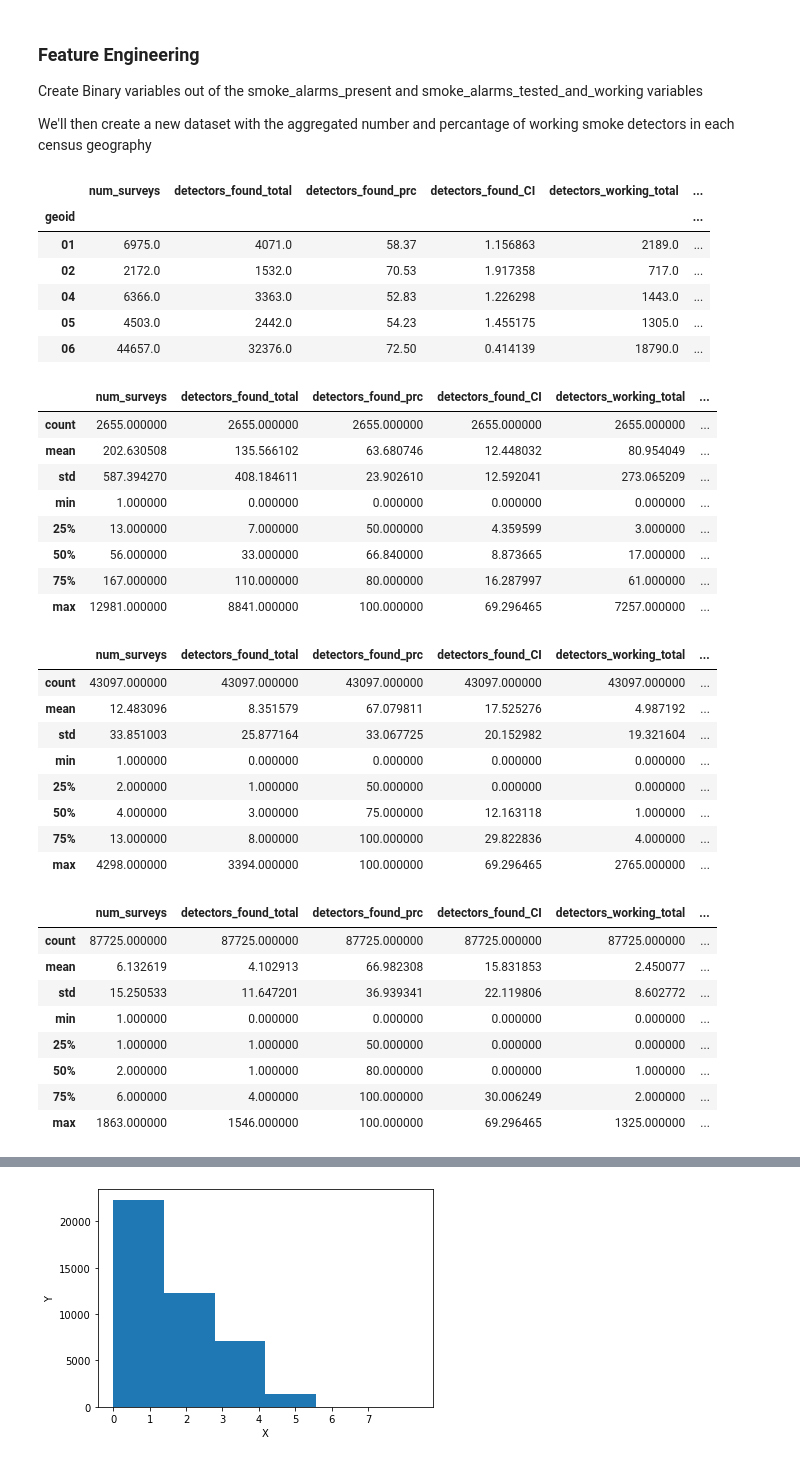
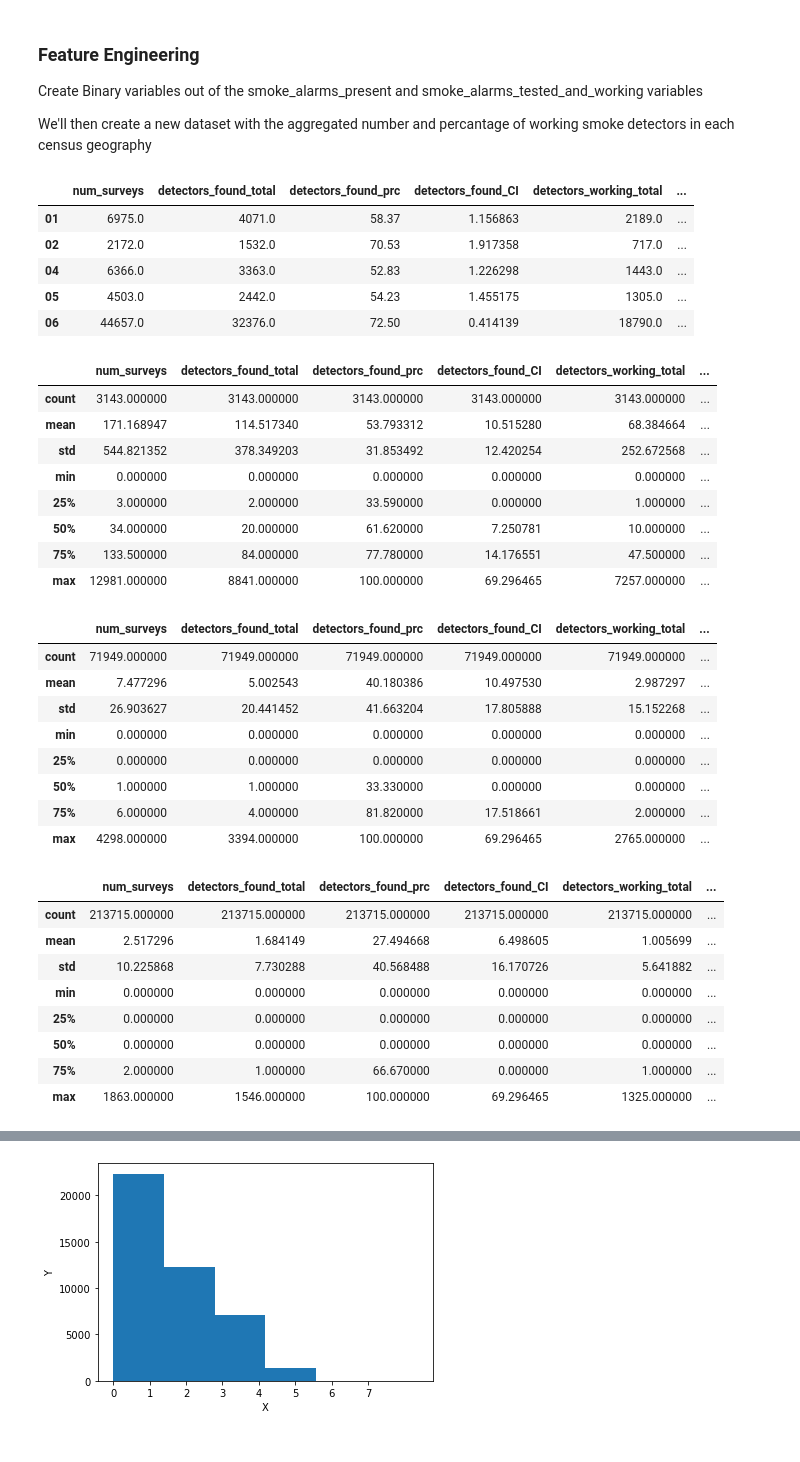
Before and after one commit to DataKind-DC/rcp2, a Jupyter notebook: Code/Models/Smoke_Alarm_Model.ipynb, the cells around one changed output, grey strips where cells are left out. Saved outputs shown, nothing was run; the diff lists cells and outputs as text; code cells hidden in the pictures.

```diff
--- a/Code/Models/Smoke_Alarm_Model.ipynb
+++ b/Code/Models/Smoke_Alarm_Model.ipynb
@@ -17,6 +19,13 @@ LoadAndCleanARCP = path /'src' /'data'/ 'LoadAndCleanARCP.py'
 # Run methods to obtain clean datasets
 %run $LoadAndCleanACS
 %run $LoadAndCleanARCP
+# %%
+base_path = Path.cwd().parent.parent
+shp_path =  base_path / 'Data' / 'Master Project Data' / 'Tiger_censusBlocks_2016'
+shp_files = shp_path.glob('**/*.zip')
+shapes = gpd.GeoDataFrame()
+for z in shp_files:
+    shapes = shapes.append( gpd.read_file( 'zip://' + str(z) ) )
 # %%
 # to allow for all variables to be displayed in jupyter
 pd.set_option('display.max_rows', 500)
@@ -158,7 +175,7 @@ def CreateConfidenceIntervals(num_surveys,percentage):
 
  We'll then create a new dataset with the aggregated number and percantage of working smoke detectors in each census geography
 # %%
-def CreateSingleLevelSmokeAlarmModel(df,geo_level):
+def CreateSingleLevelSmokeAlarmModel(df,geo_level, acs = ACS.copy() ):
 # This function takes the arc data  into a dataset containing the percentage
 # and number of smoke detectors by census geography
 #
@@ -185,7 +202,8 @@ def CreateSingleLevelSmokeAlarmModel(df,geo_level):
     geo_level_dict = {'State':2,'County':5,'Tract':11,'Block':12}
 
     df['geoid'] = df['geoid'].str[: geo_level_dict[geo_level]]
-
+    acs.index =  acs.index.str[:geo_level_dict[geo_level]]
+    acs.drop_duplicates(inplace = True)
     ## binarize pre_existing_alarms and _tested_and_working
     #  values will now be: 0 if no detectors present and 1 if any number were present
     df['pre_existing_alarms'].where(df['pre_existing_alarms'] < 1, other = 1, inplace = True)
@@ -212,7 +230,11 @@ def CreateSingleLevelSmokeAlarmModel(df,geo_level):
 
     d2 =  df.groupby('geoid')['pre_existing_alarms_tested_and_working'].agg({np.size,np.sum,
                                                                               lambda x: np.sum(x)/np.size(x)* 100 })
-    d2.columns = ['num_surveys_2','detectors_working_total','detectors_working_prc']
+
+    d2.rename({'size':'num_surveys2','sum':'detectors_working_total','<lambda_0>':'detectors_working_prc'},
+                     axis =1,
+                     inplace = True)
+
 
     d2['detectors_working_prc'] = d2['detectors_working_prc'].round(2)
 
@@ -240,55 +262,61 @@ def CreateSingleLevelSmokeAlarmModel(df,geo_level):
 
     detectors = detectors[column_order]
 
+    detectors = detectors[~pd.isna(detectors.index)]
+# fix block model to ensure blocks that weren't visited are added to the model
+    detectors = detectors.reindex(detectors.index.union(acs.index.unique()),fill_value = 0)
+    detectors = detectors[~pd.isna(detectors.index)]
+
+
+# test if there are missing values in resultant
 
     return detectors
 # %%
- arc_state = CreateSingleLevelSmokeAlarmModel(arc.copy(),'State')
+ arc_state = CreateSingleLevelSmokeAlarmModel(arc.copy(),'State',ACS.copy())
  arc_state.head()
 # %% [output]
 |  | num_surveys | detectors_found_total | detectors_found_prc | detectors_found_CI | detectors_working_total | ... |
-| geoid |  |  |  |  |  | ... |
 | 01 | 6975.0 | 4071.0 | 58.37 | 1.156863 | 2189.0 | ... |
 | 02 | 2172.0 | 1532.0 | 70.53 | 1.917358 | 717.0 | ... |
 | 04 | 6366.0 | 3363.0 | 52.83 | 1.226298 | 1443.0 | ... |
 | 05 | 4503.0 | 2442.0 | 54.23 | 1.455175 | 1305.0 | ... |
 | 06 | 44657.0 | 32376.0 | 72.50 | 0.414139 | 18790.0 | ... |
 # %%
-arc_county = CreateSingleLevelSmokeAlarmModel(arc.copy(),'County')
+arc_county = CreateSingleLevelSmokeAlarmModel(arc.copy(),'County',ACS.copy())
 arc_county.describe()
 # %% [output]
 |  | num_surveys | detectors_found_total | detectors_found_prc | detectors_found_CI | detectors_working_total | ... |
-| count | 2655.000000 | 2655.000000 | 2655.000000 | 2655.000000 | 2655.000000 | ... |
-| mean | 202.630508 | 135.566102 | 63.680746 | 12.448032 | 80.954049 | ... |
-| std | 587.394270 | 408.184611 | 23.902610 | 12.592041 | 273.065209 | ... |
-| min | 1.000000 | 0.000000 | 0.000000 | 0.000000 | 0.000000 | ... |
-| 25% | 13.000000 | 7.000000 | 50.000000 | 4.359599 | 3.000000 | ... |
-| 50% | 56.000000 | 33.000000 | 66.840000 | 8.873665 | 17.000000 | ... |
-| 75% | 167.000000 | 110.000000 | 80.000000 | 16.287997 | 61.000000 | ... |
+| count | 3143.000000 | 3143.000000 | 3143.000000 | 3143.000000 | 3143.000000 | ... |
+| mean | 171.168947 | 114.517340 | 53.793312 | 10.515280 | 68.384664 | ... |
+| std | 544.821352 | 378.349203 | 31.853492 | 12.420254 | 252.672568 | ... |
+| min | 0.000000 | 0.000000 | 0.000000 | 0.000000 | 0.000000 | ... |
+| 25% | 3.000000 | 2.000000 | 33.590000 | 0.000000 | 1.000000 | ... |
+| 50% | 34.000000 | 20.000000 | 61.620000 | 7.250781 | 10.000000 | ... |
+| 75% | 133.500000 | 84.000000 | 77.780000 | 14.176551 | 47.500000 | ... |
 | max | 12981.000000 | 8841.000000 | 100.000000 | 69.296465 | 7257.000000 | ... |
 # %%
-arc_tract = CreateSingleLevelSmokeAlarmModel(arc.copy(),'Tract')
+arc_tract = CreateSingleLevelSmokeAlarmModel(arc.copy(),'Tract',ACS.copy())
 arc_tract.describe()
 # %% [output]
 |  | num_surveys | detectors_found_total | detectors_found_prc | detectors_found_CI | detectors_working_total | ... |
-| count | 43097.000000 | 43097.000000 | 43097.000000 | 43097.000000 | 43097.000000 | ... |
-| mean | 12.483096 | 8.351579 | 67.079811 | 17.525276 | 4.987192 | ... |
-| std | 33.851003 | 25.877164 | 33.067725 | 20.152982 | 19.321604 | ... |
-| min | 1.000000 | 0.000000 | 0.000000 | 0.000000 | 0.000000 | ... |
-| 25% | 2.000000 | 1.000000 | 50.000000 | 0.000000 | 0.000000 | ... |
-| 50% | 4.000000 | 3.000000 | 75.000000 | 12.163118 | 1.000000 | ... |
-| 75% | 13.000000 | 8.000000 | 100.000000 | 29.822836 | 4.000000 | ... |
+| count | 71949.000000 | 71949.000000 | 71949.000000 | 71949.000000 | 71949.000000 | ... |
+| mean | 7.477296 | 5.002543 | 40.180386 | 10.497530 | 2.987297 | ... |
+| std | 26.903627 | 20.441452 | 41.663204 | 17.805888 | 15.152268 | ... |
+| min | 0.000000 | 0.000000 | 0.000000 | 0.000000 | 0.000000 | ... |
+| 25% | 0.000000 | 0.000000 | 0.000000 | 0.000000 | 0.000000 | ... |
+| 50% | 1.000000 | 1.000000 | 33.330000 | 0.000000 | 0.000000 | ... |
+| 75% | 6.000000 | 4.000000 | 81.820000 | 17.518661 | 2.000000 | ... |
 | max | 4298.000000 | 3394.000000 | 100.000000 | 69.296465 | 2765.000000 | ... |
 # %%
-arc_block = CreateSingleLevelSmokeAlarmModel(arc.copy(),'Block')
+arc_block = CreateSingleLevelSmokeAlarmModel(arc.copy(),'Block',ACS.copy())
 arc_block.describe()
 # %% [output]
 |  | num_surveys | detectors_found_total | detectors_found_prc | detectors_found_CI | detectors_working_total | ... |
-| count | 87725.000000 | 87725.000000 | 87725.000000 | 87725.000000 | 87725.000000 | ... |
-| mean | 6.132619 | 4.102913 | 66.982308 | 15.831853 | 2.450077 | ... |
-| std | 15.250533 | 11.647201 | 36.939341 | 22.119806 | 8.602772 | ... |
-| min | 1.000000 | 0.000000 | 0.000000 | 0.000000 | 0.000000 | ... |
-| 25% | 1.000000 | 1.000000 | 50.000000 | 0.000000 | 0.000000 | ... |
-| 50% | 2.000000 | 1.000000 | 80.000000 | 0.000000 | 1.000000 | ... |
-| 75% | 6.000000 | 4.000000 | 100.000000 | 30.006249 | 2.000000 | ... |
+| count | 213715.000000 | 213715.000000 | 213715.000000 | 213715.000000 | 213715.000000 | ... |
+| mean | 2.517296 | 1.684149 | 27.494668 | 6.498605 | 1.005699 | ... |
+| std | 10.225868 | 7.730288 | 40.568488 | 16.170726 | 5.641882 | ... |
+| min | 0.000000 | 0.000000 | 0.000000 | 0.000000 | 0.000000 | ... |
+| 25% | 0.000000 | 0.000000 | 0.000000 | 0.000000 | 0.000000 | ... |
+| 50% | 0.000000 | 0.000000 | 0.000000 | 0.000000 | 0.000000 | ... |
+| 75% | 2.000000 | 1.000000 | 66.670000 | 0.000000 | 1.000000 | ... |
 | max | 1863.000000 | 1546.000000 | 100.000000 | 69.296465 | 1325.000000 | ... |
```
Also changed, not shown: parts of 19 cells of this notebook.
